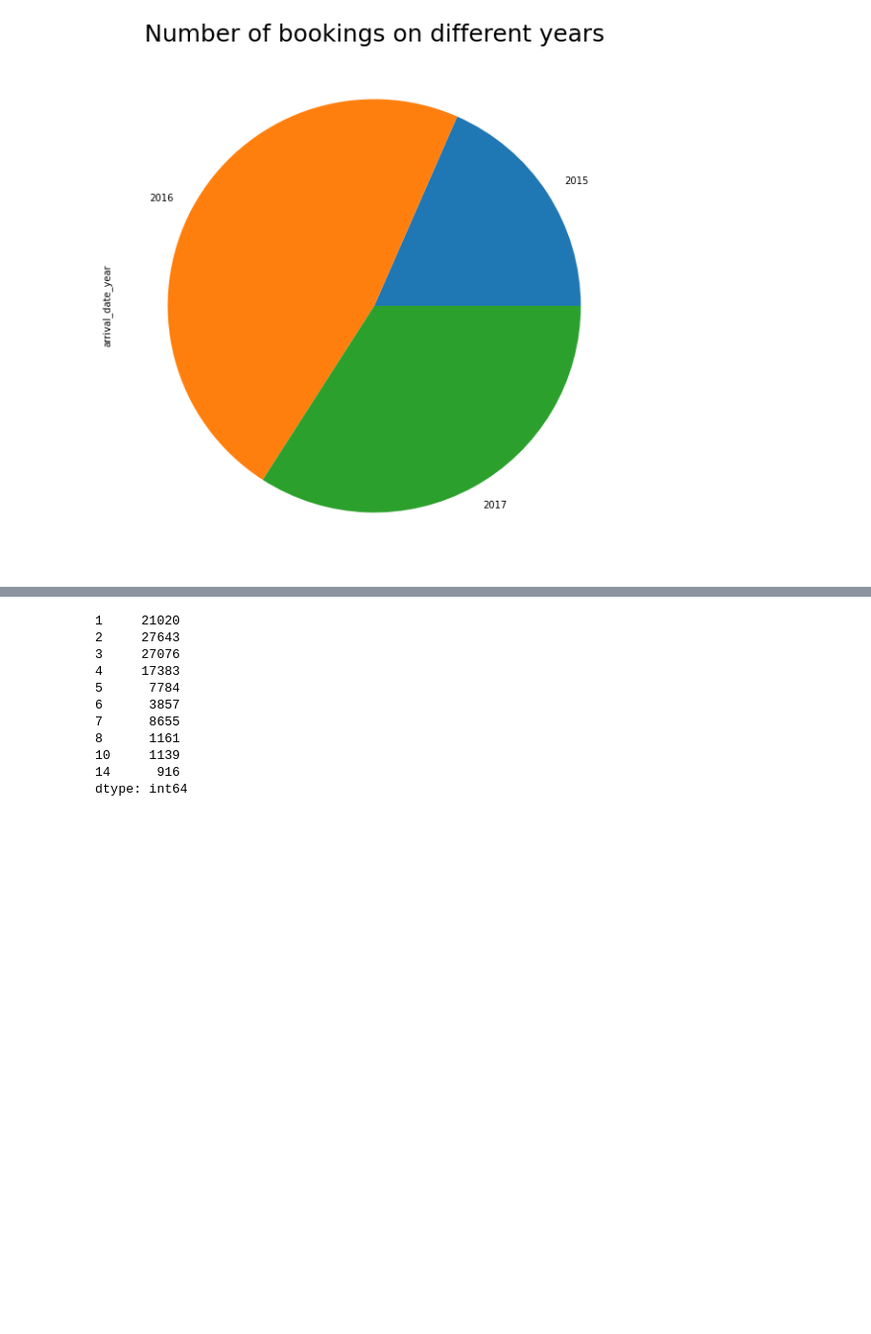
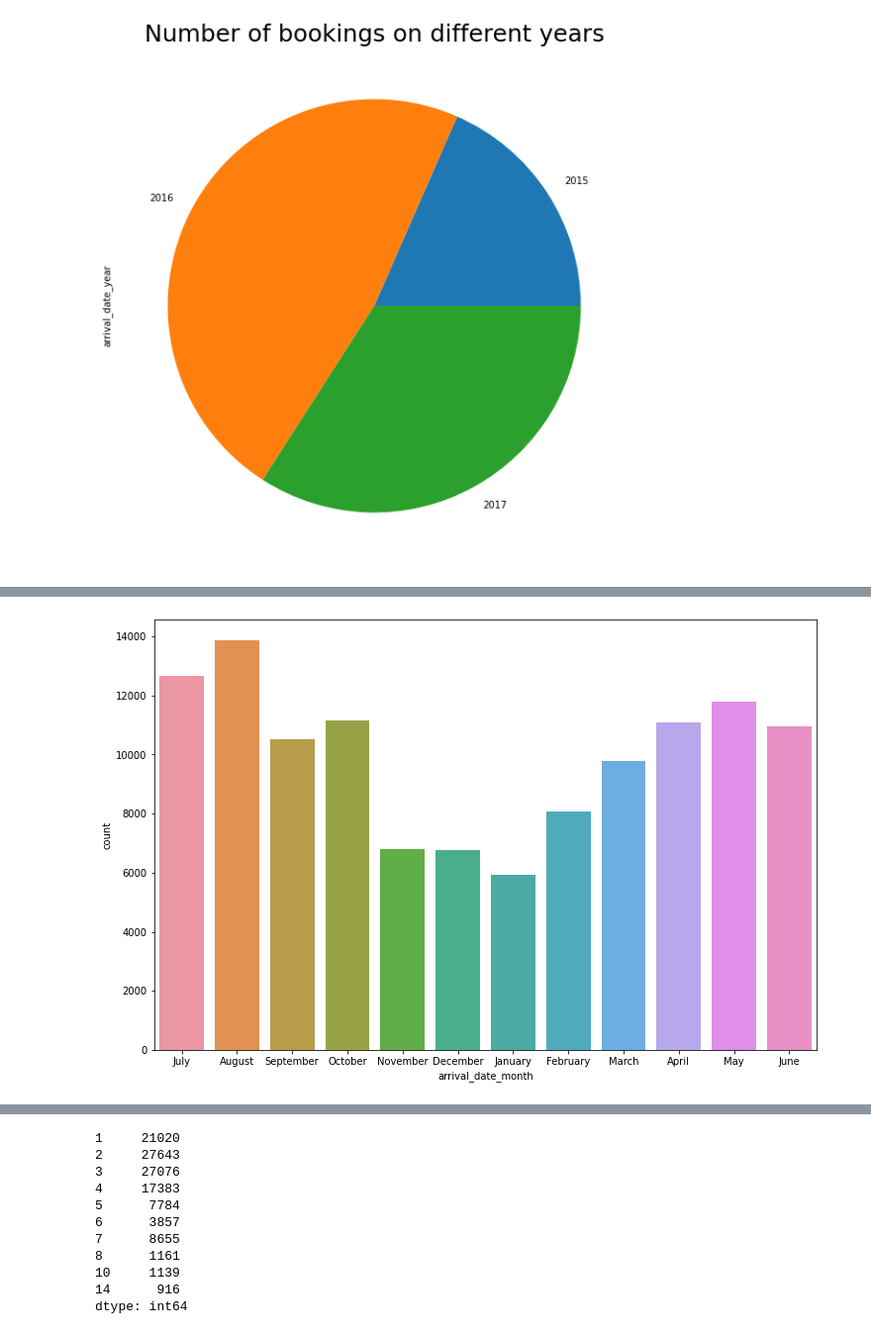
Before and after one commit to ShreedarshM/Hotel-Booking-Analysis, a Jupyter notebook: Hotel_booking_analysis_capstone_project.ipynb, the cells around one changed output, grey strips where cells are left out. Shown at 99% size. Cells and saved outputs as stored; diff of their text form; code cells hidden in the pictures; blank space fills up the shorter version.

```diff
--- a/Hotel_booking_analysis_capstone_project.ipynb
+++ b/Hotel_booking_analysis_capstone_project.ipynb
@@ -245,0 +249,6 @@ sns.countplot(data['arrival_date_month'])
+# %%
+#Number of bookings done across different months
+sns.countplot(data['arrival_date_month'])
+plt.rcParams['figure.figsize']= (5,10)
+# %% [output]
+[figure, added]
```
Also changed, not shown: parts of 27 cells of this notebook.
